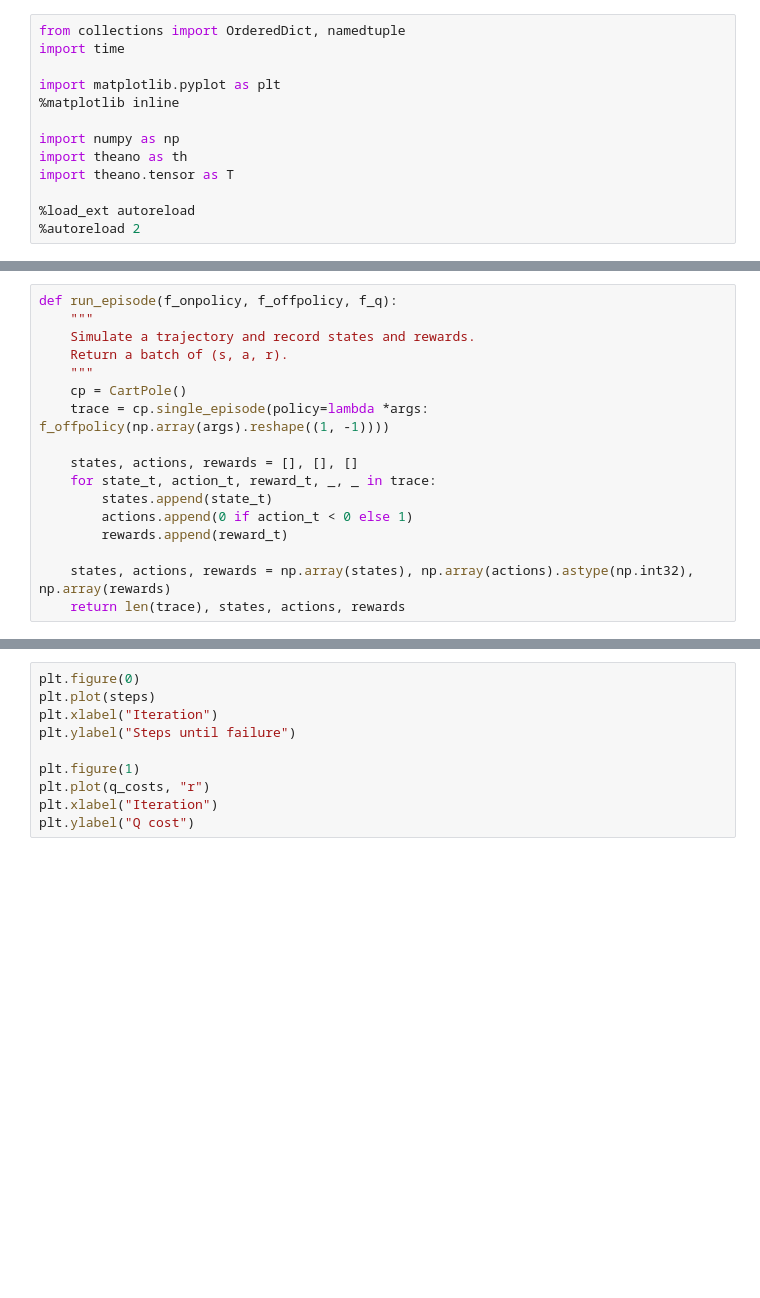
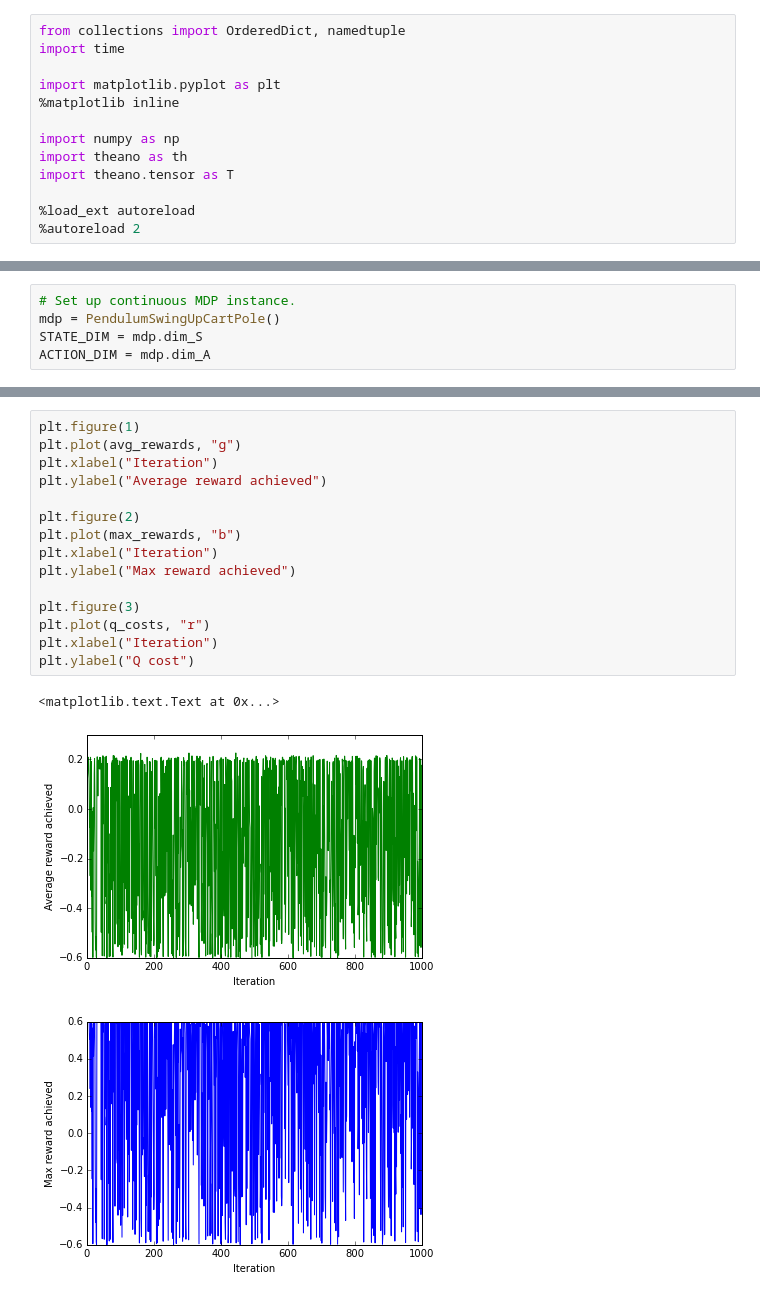
Before and after one commit to hans/ipython-notebooks, a Jupyter notebook: DPG for CartPole.ipynb, the cells around one changed output, grey strips where cells are left out. Drawn from its saved outputs; the diff is of its cells as text; blank space fills up the shorter version.

Commit message:
DPG: get working (but not high reward) with CartPoleSwingUp example

```diff
--- a/DPG for CartPole.ipynb
+++ b/DPG for CartPole.ipynb
@@ -21 +26,6 @@ rng = T.shared_randomstreams.RandomStreams(seed)
+# %%
+# Set up continuous MDP instance.
+mdp = PendulumSwingUpCartPole()
+STATE_DIM = mdp.dim_S
+ACTION_DIM = mdp.dim_A
 # %%
@@ -146,20 +159,3 @@ class DPGModel(object):
 
 
 dpg = DPGModel(STATE_DIM, ACTION_DIM, EXPLORE_RANGE, track=True)
-# %%
-def run_episode(f_onpolicy, f_offpolicy, f_q):
-    """
-    Simulate a trajectory and record states and rewards.
-    Return a batch of (s, a, r).
-    """
-    cp = CartPole()
-    trace = cp.single_episode(policy=lambda *args: f_offpolicy(np.array(args).reshape((1, -1))))
-
-    states, actions, rewards = [], [], []
-    for state_t, action_t, reward_t, _, _ in trace:
-        states.append(state_t)
-        actions.append(0 if action_t < 0 else 1)
-        rewards.append(reward_t)
-
-    states, actions, rewards = np.array(states), np.array(actions).astype(np.int32), np.array(rewards)
-    return len(trace), states, actions, rewards
@@ -208,10 +279,19 @@ for t in xrange(1000):
 # %%
-plt.figure(0)
-plt.plot(steps)
+plt.figure(1)
+plt.plot(avg_rewards, "g")
 plt.xlabel("Iteration")
-plt.ylabel("Steps until failure")
+plt.ylabel("Average reward achieved")
 
-plt.figure(1)
+plt.figure(2)
+plt.plot(max_rewards, "b")
+plt.xlabel("Iteration")
+plt.ylabel("Max reward achieved")
+
+plt.figure(3)
 plt.plot(q_costs, "r")
 plt.xlabel("Iteration")
 plt.ylabel("Q cost")
+# %% [output]
+<matplotlib.text.Text at 0x...>
+[figure, added]
+[figure, added]
```
Also changed, not shown: parts of 8 cells of this notebook.
